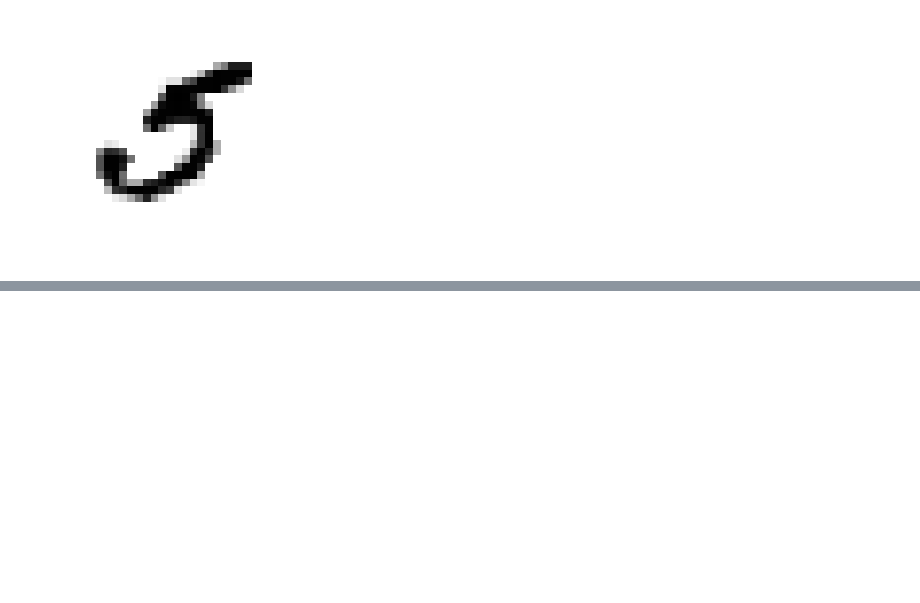
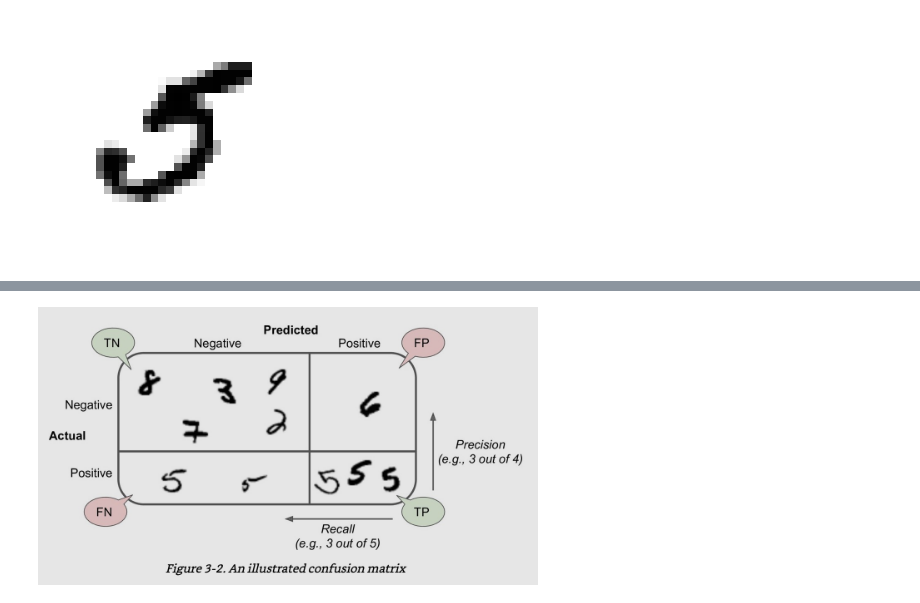
Before and after one commit to garcia-alex/ml-workflows, a Jupyter notebook: ch03.ipynb, the cells around one changed output, grey strips where cells are left out. Saved outputs shown, nothing was run; the diff lists cells and outputs as text; code cells hidden in the pictures; blank space fills up the shorter version.

```diff
--- a/ch03.ipynb
+++ b/ch03.ipynb
@@ -26,0 +24,6 @@ y[36000], y_[36000]
+# %%
+from IPython.display import Image
+from const import PATH_SCREENSHOTS
+Image(f'{PATH_SCREENSHOTS}/ch03/confusion.jpg', width=500)
+# %% [output]
+[figure, added]
```
Also changed, not shown: parts of 13 cells of this notebook, 10 other files.
